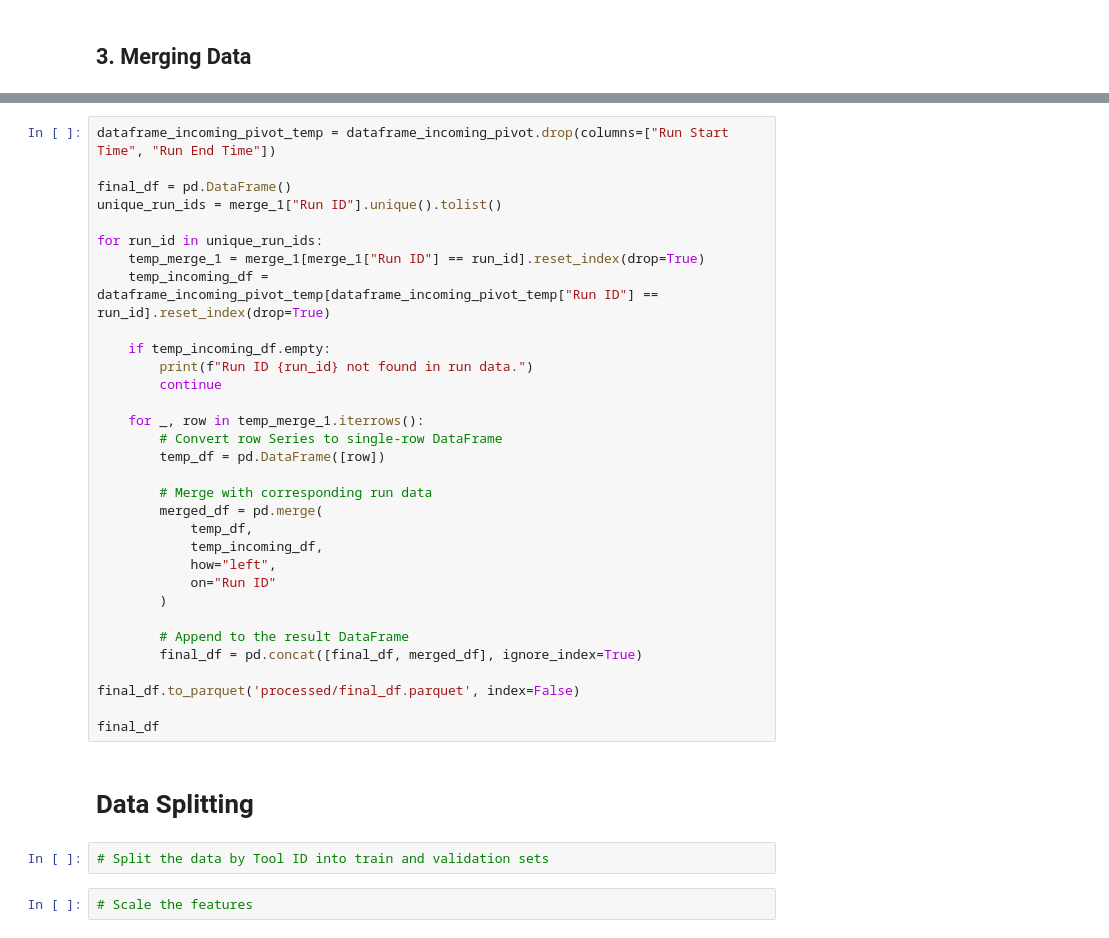
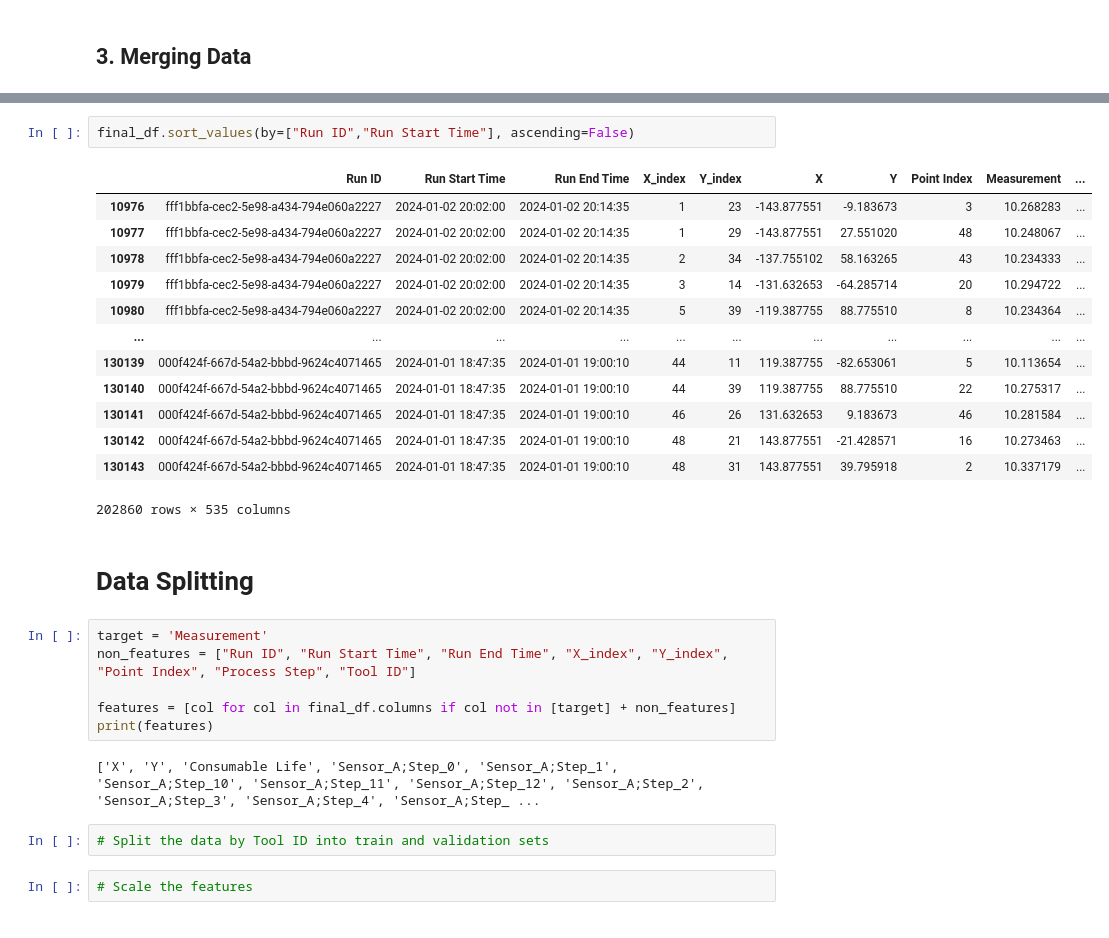
Before and after one commit to alvinnnnnnnnnn/Micron-AI-Challenge, a Jupyter notebook: final.ipynb, the cells around one changed output, grey strips where cells are left out. Drawn from its saved outputs; the diff is of its cells as text.

```diff
--- a/final.ipynb
+++ b/final.ipynb
@@ -276,39 +456,31 @@ merge_1
-# %%
-dataframe_incoming_pivot_temp = dataframe_incoming_pivot.drop(columns=["Run Start Time", "Run End Time"])
-
-final_df = pd.DataFrame()
-unique_run_ids = merge_1["Run ID"].unique().tolist()
-
-for run_id in unique_run_ids:
-    temp_merge_1 = merge_1[merge_1["Run ID"] == run_id].reset_index(drop=True)
-    temp_incoming_df = dataframe_incoming_pivot_temp[dataframe_incoming_pivot_temp["Run ID"] == run_id].reset_index(drop=True)
-
-    if temp_incoming_df.empty:
-        print(f"Run ID {run_id} not found in run data.")
-        continue
-
-    for _, row in temp_merge_1.iterrows():
-        # Convert row Series to single-row DataFrame
-        temp_df = pd.DataFrame([row])
-
-        # Merge with corresponding run data
-        merged_df = pd.merge(
-            temp_df,
-            temp_incoming_df,
-            how="left",
-            on="Run ID"
-        )
-
-        # Append to the result DataFrame
-        final_df = pd.concat([final_df, merged_df], ignore_index=True)
-
-final_df.to_parquet('processed/final_df.parquet', index=False)
-
-final_df
+# %%
+final_df.sort_values(by=["Run ID","Run Start Time"], ascending=False)
+# %% [output]
+|  | Run ID | Run Start Time | Run End Time | X_index | Y_index | X | Y | Point Index | Measurement | ... |
+| 10976 | fff1bbfa-cec2-5e98-a434-794e060a2227 | 2024-01-02 20:02:00 | 2024-01-02 20:14:35 | 1 | 23 | -143.877551 | -9.183673 | 3 | 10.268283 | ... |
+| 10977 | fff1bbfa-cec2-5e98-a434-794e060a2227 | 2024-01-02 20:02:00 | 2024-01-02 20:14:35 | 1 | 29 | -143.877551 | 27.551020 | 48 | 10.248067 | ... |
+| 10978 | fff1bbfa-cec2-5e98-a434-794e060a2227 | 2024-01-02 20:02:00 | 2024-01-02 20:14:35 | 2 | 34 | -137.755102 | 58.163265 | 43 | 10.234333 | ... |
+| 10979 | fff1bbfa-cec2-5e98-a434-794e060a2227 | 2024-01-02 20:02:00 | 2024-01-02 20:14:35 | 3 | 14 | -131.632653 | -64.285714 | 20 | 10.294722 | ... |
+| 10980 | fff1bbfa-cec2-5e98-a434-794e060a2227 | 2024-01-02 20:02:00 | 2024-01-02 20:14:35 | 5 | 39 | -119.387755 | 88.775510 | 8 | 10.234364 | ... |
+| ... | ... | ... | ... | ... | ... | ... | ... | ... | ... | ... |
+| 130139 | 000f424f-667d-54a2-bbbd-9624c4071465 | 2024-01-01 18:47:35 | 2024-01-01 19:00:10 | 44 | 11 | 119.387755 | -82.653061 | 5 | 10.113654 | ... |
+| 130140 | 000f424f-667d-54a2-bbbd-9624c4071465 | 2024-01-01 18:47:35 | 2024-01-01 19:00:10 | 44 | 39 | 119.387755 | 88.775510 | 22 | 10.275317 | ... |
+| 130141 | 000f424f-667d-54a2-bbbd-9624c4071465 | 2024-01-01 18:47:35 | 2024-01-01 19:00:10 | 46 | 26 | 131.632653 | 9.183673 | 46 | 10.281584 | ... |
+| 130142 | 000f424f-667d-54a2-bbbd-9624c4071465 | 2024-01-01 18:47:35 | 2024-01-01 19:00:10 | 48 | 21 | 143.877551 | -21.428571 | 16 | 10.273463 | ... |
+| 130143 | 000f424f-667d-54a2-bbbd-9624c4071465 | 2024-01-01 18:47:35 | 2024-01-01 19:00:10 | 48 | 31 | 143.877551 | 39.795918 | 2 | 10.337179 | ... |
+202860 rows × 535 columns
 # %% [markdown]
 # Data Splitting
 # %%
-# Split the data by Tool ID into train and validation sets
+target = 'Measurement'
+non_features = ["Run ID", "Run Start Time", "Run End Time", "X_index", "Y_index", "Point Index", "Process Step", "Tool ID"]
+
+features = [col for col in final_df.columns if col not in [target] + non_features]
+print(features)
+# %% [output]
+['X', 'Y', 'Consumable Life', 'Sensor_A;Step_0', 'Sensor_A;Step_1', 'Sensor_A;Step_10', 'Sensor_A;Step_11', 'Sensor_A;Step_12', 'Sensor_A;Step_2', 'Sensor_A;Step_3', 'Sensor_A;Step_4', 'Sensor_A;Step_ ...
+# %%
+# Split the data by Tool ID into train and validation sets
 # %%
 # Scale the features
 # %% [markdown]
```
Also changed, not shown: parts of 16 cells of this notebook.
